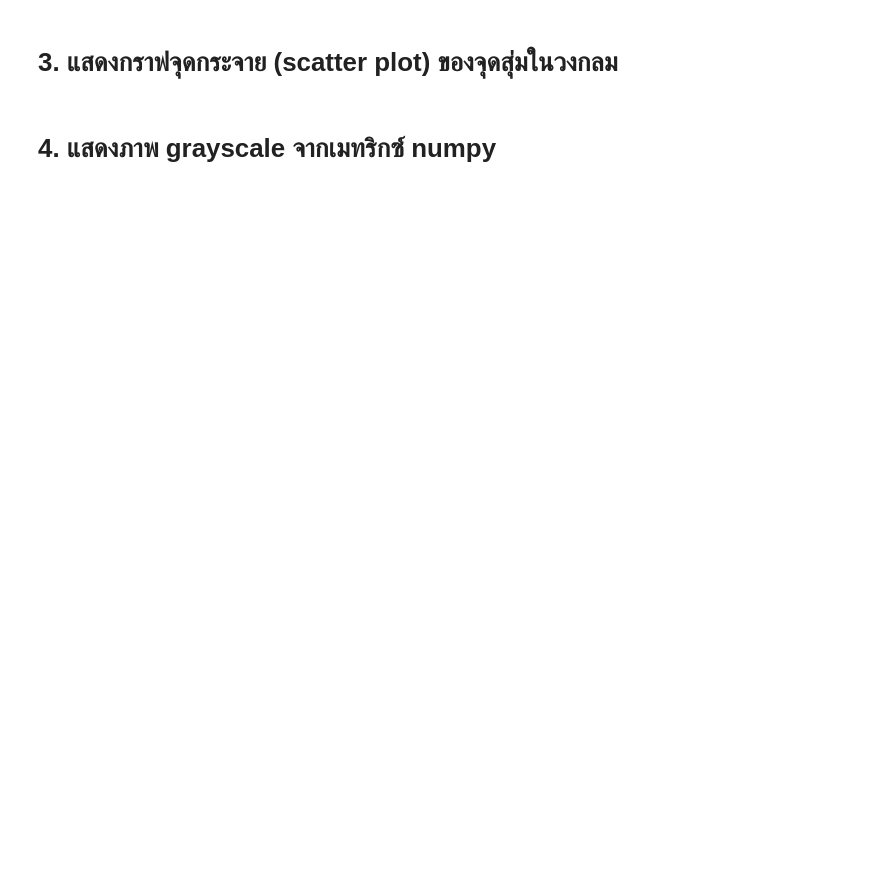
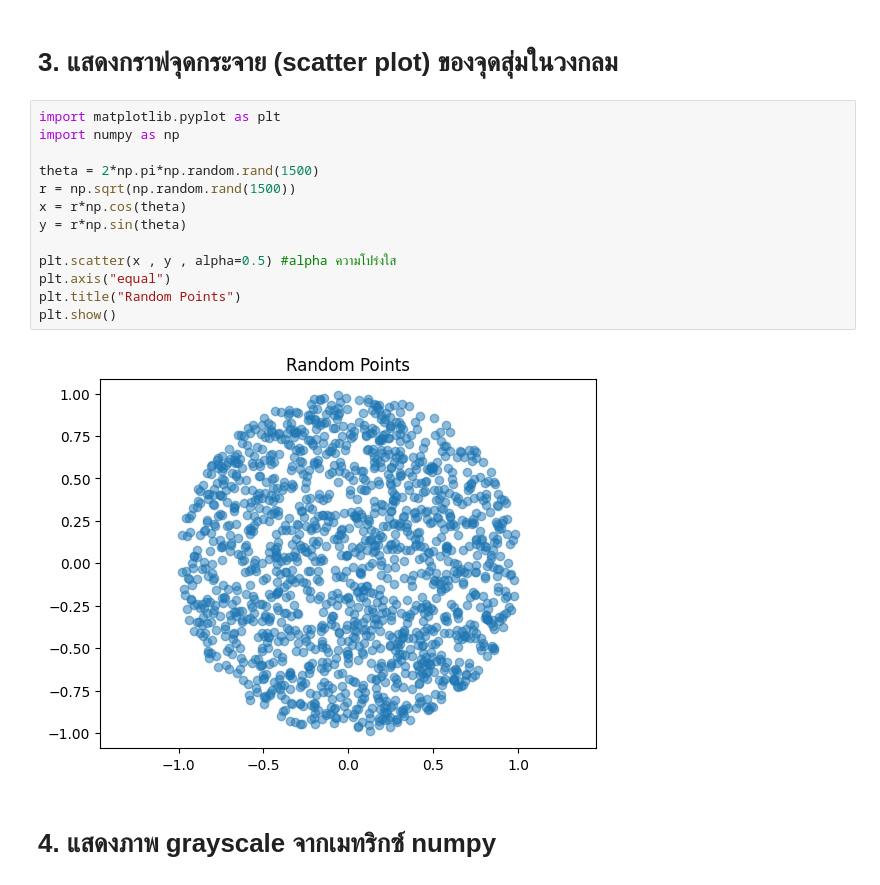
Before and after one commit to Iiceeeeeeeeeq/Python-class, a Jupyter notebook: Matplotlib/Practices.ipynb, the cells around one changed output. Drawn from its saved outputs; the diff is of its cells as text; blank space fills up the shorter version.

```diff
--- a/Matplotlib/Practices.ipynb
+++ b/Matplotlib/Practices.ipynb
@@ -9,4 +40,19 @@
 # %% [markdown]
 # 3. แสดงกราฟจุดกระจาย (scatter plot) ของจุดสุ่มในวงกลม
+# %%
+import matplotlib.pyplot as plt
+import numpy as np
+
+theta = 2*np.pi*np.random.rand(1500)
+r = np.sqrt(np.random.rand(1500))
+x = r*np.cos(theta)
+y = r*np.sin(theta)
+
+plt.scatter(x , y , alpha=0.5) #alpha ความโปร่งใส
+plt.axis("equal")
+plt.title("Random Points")
+plt.show()
+# %% [output]
+[figure, added]
 # %% [markdown]
 # 4.  แสดงภาพ grayscale จากเมทริกซ์ numpy
```
Also changed, not shown: parts of 12 cells of this notebook, 2 other files.
